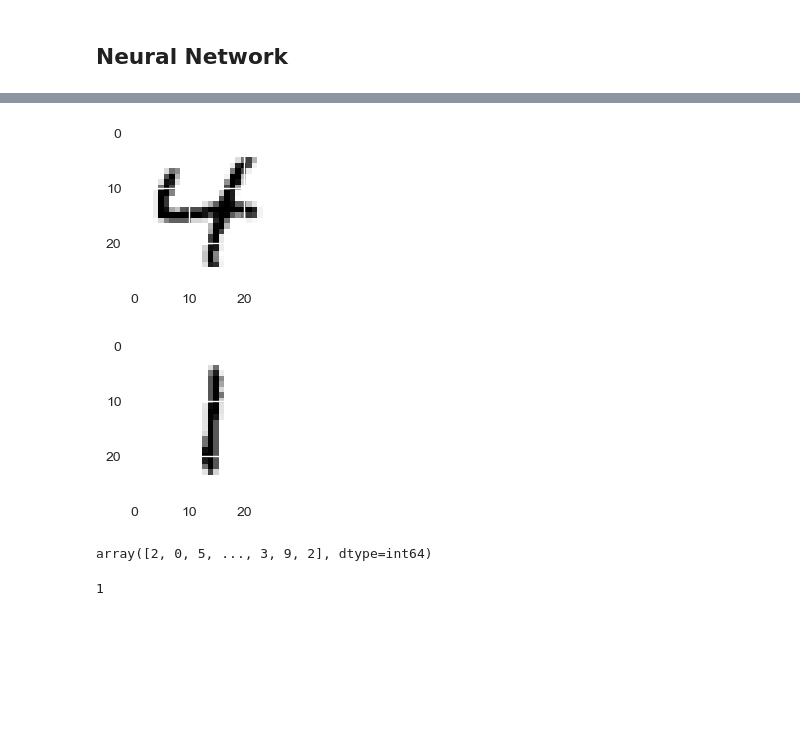
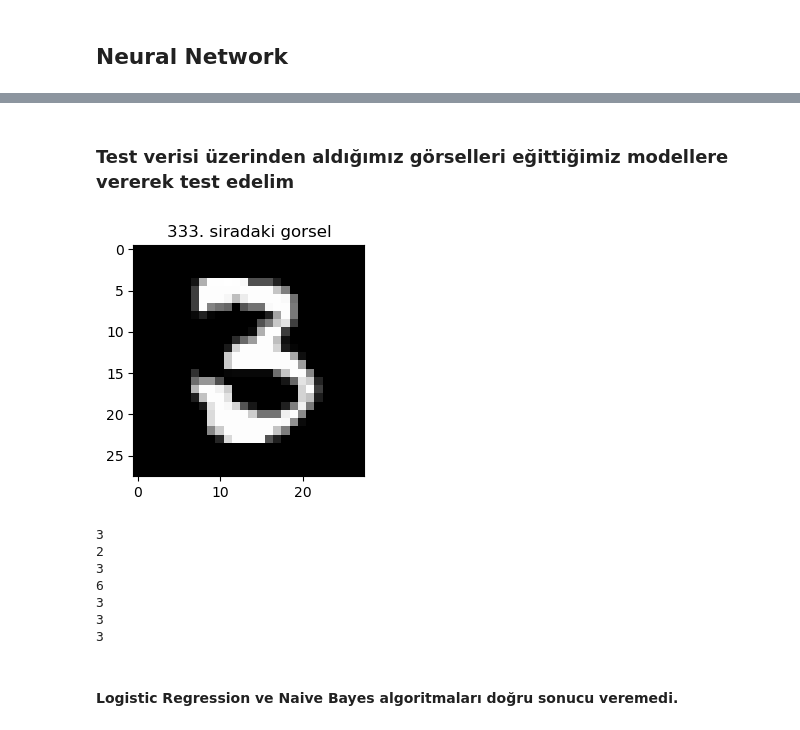
Before and after one commit to enesmanan/turkce-kitaplar, a Jupyter notebook: Python ile Veri Bilimi/Extra/sayi-tanima.ipynb, the cells around one changed output, grey strips where cells are left out. Saved outputs shown, nothing was run; the diff lists cells and outputs as text; code cells hidden in the pictures; blank space fills up the shorter version.

```diff
--- a/Python ile Veri Bilimi/Extra/sayi-tanima.ipynb
+++ b/Python ile Veri Bilimi/Extra/sayi-tanima.ipynb
@@ -335,26 +351,43 @@ plt.show()
+# %% [markdown]
+### Test verisi üzerinden aldığımız görselleri eğittiğimiz modellere vererek test edelim
 # %%
 test = pd.read_csv('test.csv')
-# %%
-def print_testimage(index):
-    some_digit = test.iloc[index].values
-    some_digit_img = some_digit.reshape(28,28)
-    plt.figure(figsize=(2,2))
-    plt.imshow(some_digit_img,'binary')
-
-print_testimage(480)
-# %% [output]
-[figure, removed]
+# %%
+plt.style.use('default')
+def test_img(index):
+    rakamlar = test.iloc[index].values
+    rakam_img = rakamlar.reshape(28,28)
+    plt.figure(figsize=(3,3))
+    plt.imshow(rakam_img, cmap = 'gray')
+    baslik = '{}. siradaki gorsel'.format(index)
+    plt.title(baslik)
 # %%
-print_testimage(200)
+test_img(333)
 # %% [output]
-[figure, old version]
+[figure, new version]
 # %%
-testdata2 = dtc.predict(test)
-testdata2
+test_knn = knn.predict(test)
+test_logr = logr.predict(test)
+test_svc = svc.predict(test)
+test_gnb = gnb.predict(test)
+test_dtc = dtc.predict(test)
+test_rfc = rfc.predict(test)
+test_xgb = xgb.predict(test)
-# %% [output]
-array([2, 0, 5, ..., 3, 9, 2], dtype=int64)
 # %%
-# DecisionTree
-testdata2[200]
+print(test_knn[333])
+print(test_logr[333])
+print(test_svc[333])
+print(test_gnb[333])
+print(test_dtc[333])
+print(test_rfc[333])
+print(test_xgb[333])
 # %% [output]
-1
+3
+2
+3
+6
+3
+3
+3
+# %% [markdown]
+#### Logistic Regression ve Naive Bayes algoritmaları doğru sonucu veremedi.
```
Also changed, not shown: parts of 23 cells of this notebook.
